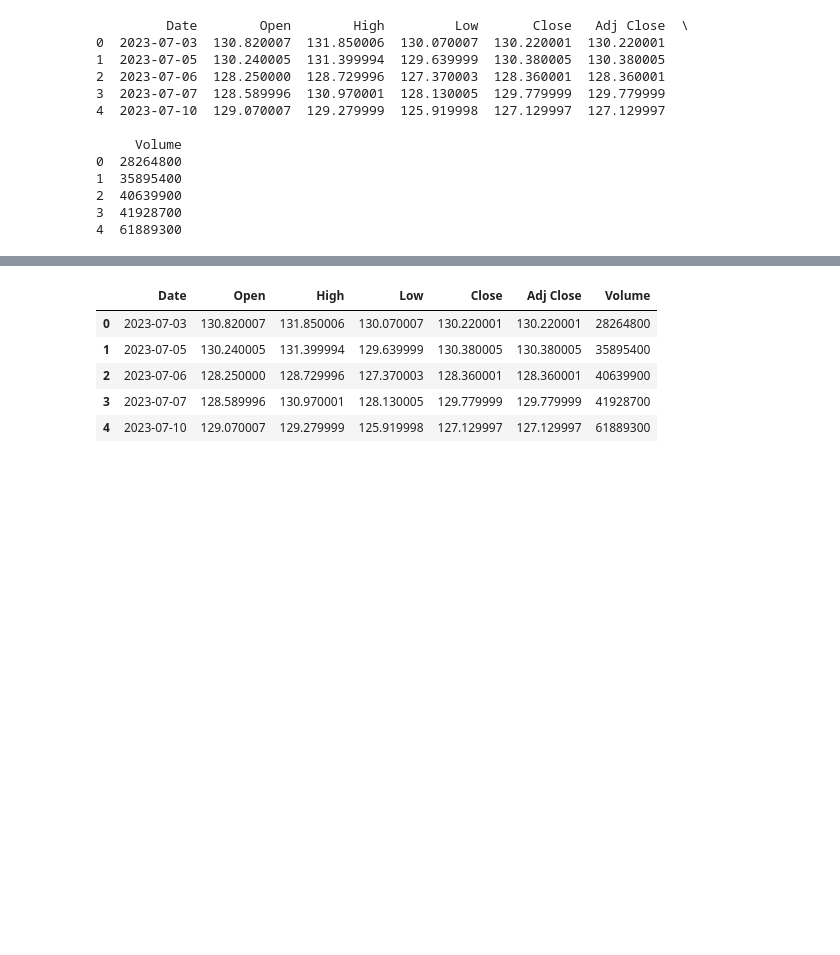
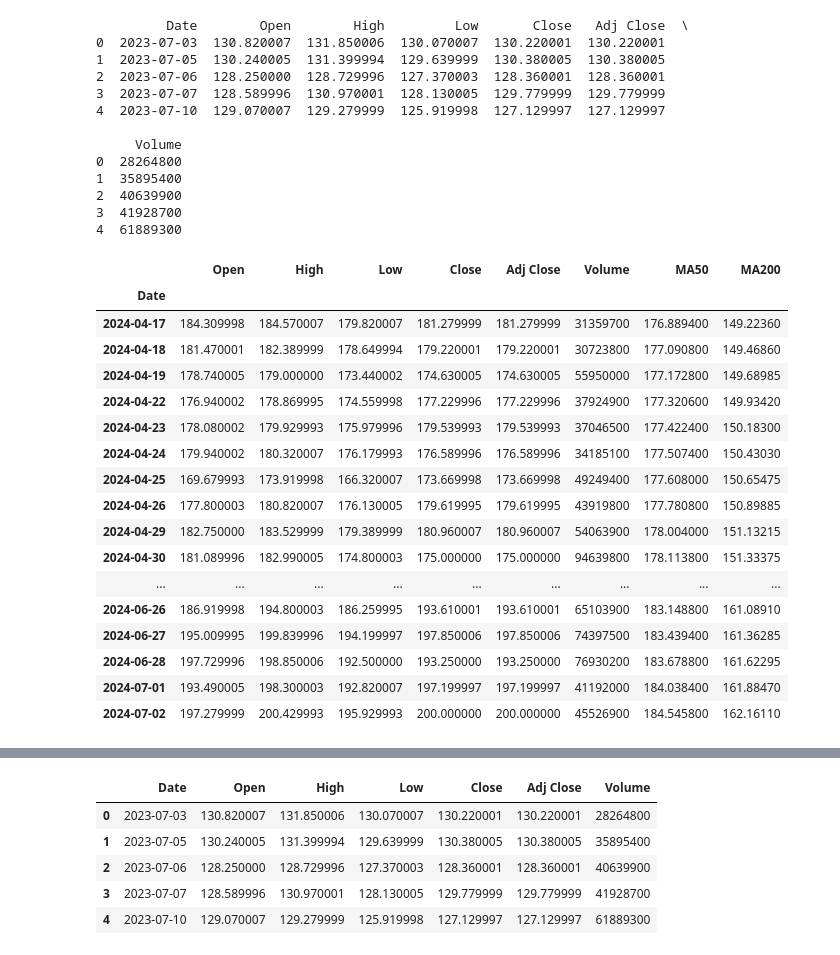
Before and after one commit to JonathanTeklu/ML-stock-price-predictions, a Jupyter notebook: IS427_Group_Project.ipynb, the cells around one changed output, grey strips where cells are left out. Saved outputs shown, nothing was run; the diff lists cells and outputs as text; code cells hidden in the pictures; blank space fills up the shorter version.

```diff
--- a/IS427_Group_Project.ipynb
+++ b/IS427_Group_Project.ipynb
@@ -63,3 +63,24 @@ from sklearn.model_selection import train_test_split
 from sklearn.linear_model import LinearRegression
 from sklearn.metrics import mean_squared_error, r2_score
 import datetime as dt
+# %%
+df.dropna()
+# %% [output]
+|  | Open | High | Low | Close | Adj Close | Volume | MA50 | MA200 |
+| Date |  |  |  |  |  |  |  |  |
+| 2024-04-17 | 184.309998 | 184.570007 | 179.820007 | 181.279999 | 181.279999 | 31359700 | 176.889400 | 149.22360 |
+| 2024-04-18 | 181.470001 | 182.389999 | 178.649994 | 179.220001 | 179.220001 | 30723800 | 177.090800 | 149.46860 |
+| 2024-04-19 | 178.740005 | 179.000000 | 173.440002 | 174.630005 | 174.630005 | 55950000 | 177.172800 | 149.68985 |
+| 2024-04-22 | 176.940002 | 178.869995 | 174.559998 | 177.229996 | 177.229996 | 37924900 | 177.320600 | 149.93420 |
+| 2024-04-23 | 178.080002 | 179.929993 | 175.979996 | 179.539993 | 179.539993 | 37046500 | 177.422400 | 150.18300 |
+| 2024-04-24 | 179.940002 | 180.320007 | 176.179993 | 176.589996 | 176.589996 | 34185100 | 177.507400 | 150.43030 |
+| 2024-04-25 | 169.679993 | 173.919998 | 166.320007 | 173.669998 | 173.669998 | 49249400 | 177.608000 | 150.65475 |
+| 2024-04-26 | 177.800003 | 180.820007 | 176.130005 | 179.619995 | 179.619995 | 43919800 | 177.780800 | 150.89885 |
+| 2024-04-29 | 182.750000 | 183.529999 | 179.389999 | 180.960007 | 180.960007 | 54063900 | 178.004000 | 151.13215 |
+| 2024-04-30 | 181.089996 | 182.990005 | 174.800003 | 175.000000 | 175.000000 | 94639800 | 178.113800 | 151.33375 |
+| ... | ... | ... | ... | ... | ... | ... | ... | ... |
+| 2024-06-26 | 186.919998 | 194.800003 | 186.259995 | 193.610001 | 193.610001 | 65103900 | 183.148800 | 161.08910 |
+| 2024-06-27 | 195.009995 | 199.839996 | 194.199997 | 197.850006 | 197.850006 | 74397500 | 183.439400 | 161.36285 |
+| 2024-06-28 | 197.729996 | 198.850006 | 192.500000 | 193.250000 | 193.250000 | 76930200 | 183.678800 | 161.62295 |
+| 2024-07-01 | 193.490005 | 198.300003 | 192.820007 | 197.199997 | 197.199997 | 41192000 | 184.038400 | 161.88470 |
+| 2024-07-02 | 197.279999 | 200.429993 | 195.929993 | 200.000000 | 200.000000 | 45526900 | 184.545800 | 162.16110 |
```
Also changed, not shown: parts of 3 cells of this notebook.
